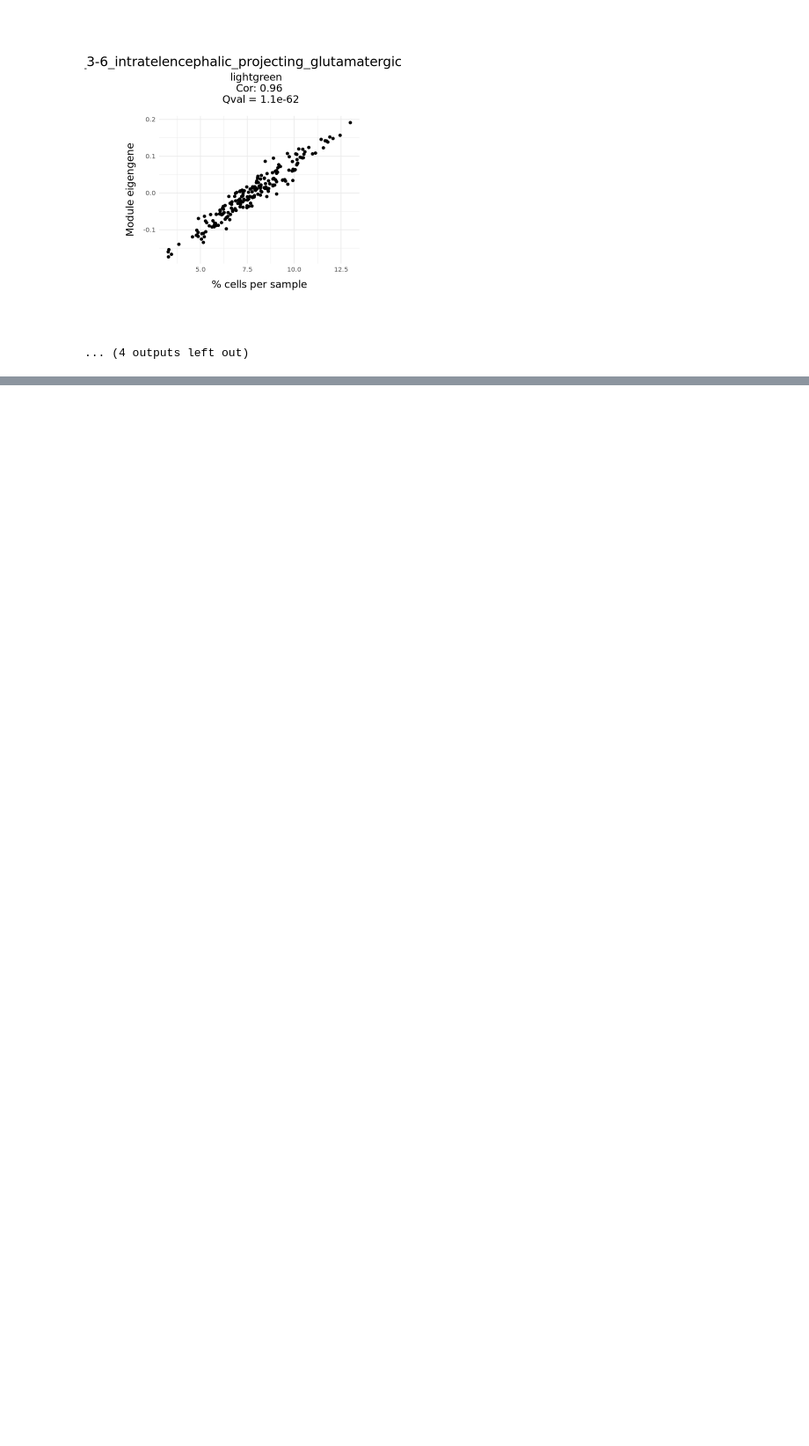
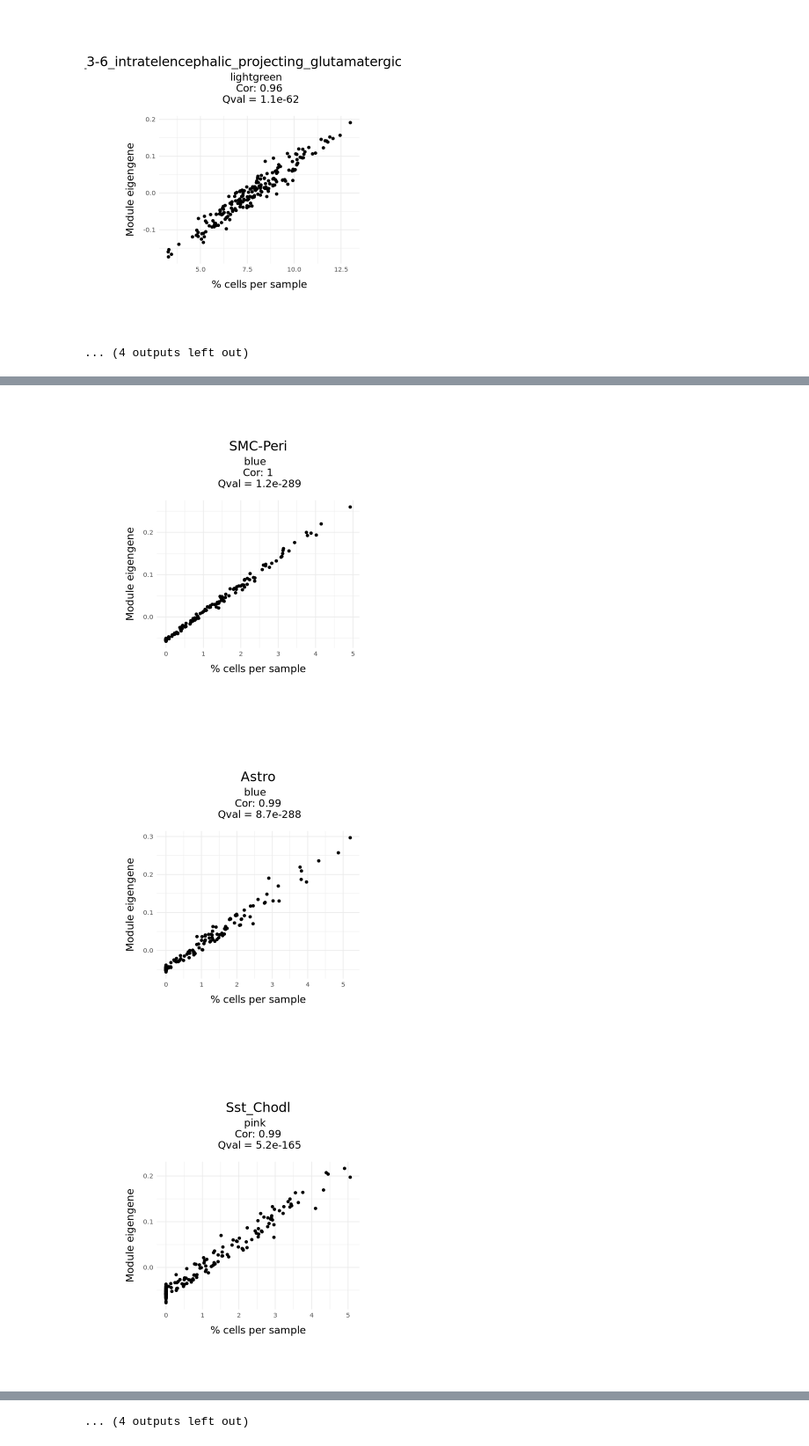
Before and after one commit to reliscu/pseudobulk_splicing_yao_2021_MOp, a Jupyter notebook: 08_plot_abundance_vs_eigengenes.ipynb, the cells around one changed output, grey strips where cells are left out. Shown at 88% size. Drawn from its saved outputs; the diff is of its cells as text; code cells hidden in the pictures; blank space fills up the shorter version.

```diff
--- a/08_plot_abundance_vs_eigengenes.ipynb
+++ b/08_plot_abundance_vs_eigengenes.ipynb
@@ -133,0 +78,4 @@ plot_ctype_abundance_vs_top_qval_ME(pseudobulk_legend, top_qval_mods_df)
+# %%
+network_dir <- "yao_2021_MOp_STAR_SyntheticDataset1_subclass_label_20pcntCells_25SD_200samples_mergeParam0.95_subsetCutoff13.43_Modules"
+pseudobulk_legend <- read.csv("data/SyntheticDatasets/SyntheticDataset1_subclass_label_20pcntCells_25SD_200samples_legend_09-27-28.csv")
+top_qval_mods_df <- read.csv("data/enrichments/yao_2021_MOp_STAR_SyntheticDataset1_subclass_label_20pcntCells_25SD_200samples_mergeParam0.95_subsetCutoff13.43_Modules_enrichments.csv")
@@ -133,0 +107,6 @@ plot_ctype_abundance_vs_top_qval_ME(pseudobulk_legend, top_qval_mods_df)
+# %%
+plot_ctype_abundance_vs_top_qval_ME(pseudobulk_legend, top_qval_mods_df)
+# %% [output]
+[figure, added]
+[figure, added]
+[figure, added]
@@ -133,0 +122 @@ plot_ctype_abundance_vs_top_qval_ME(pseudobulk_legend, top_qval_mods_df)
+... (4 outputs left out)
```
Also changed, not shown: parts of 11 cells of this notebook, 4 other files.
